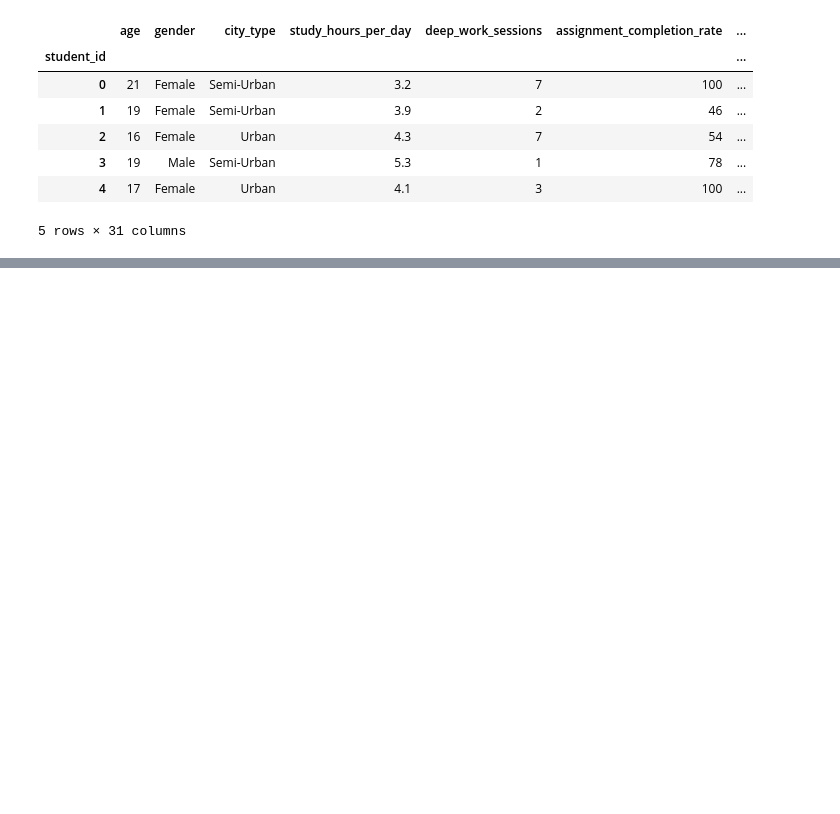
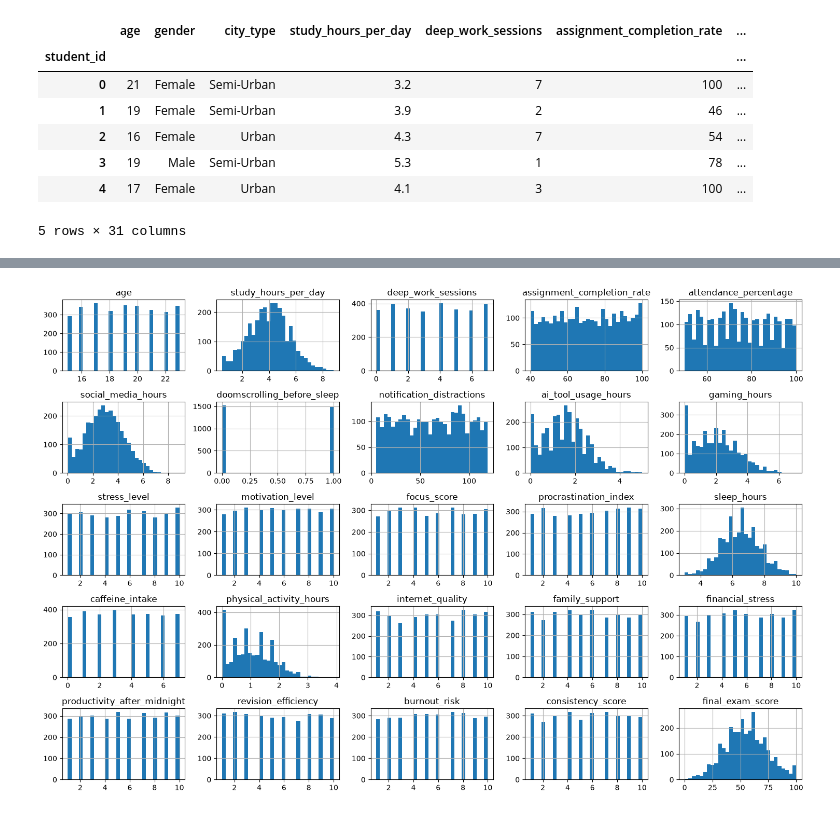
Before and after one commit to chadiboudaher/ml-dl-pytorch, a Jupyter notebook: src/projects/student-academic-performance-prediction/notebook/student_preformence.ipynb, the cells around one changed output, grey strips where cells are left out. Drawn from its saved outputs; the diff is of its cells as text; code cells hidden in the pictures; blank space fills up the shorter version.

Commit message:
Plotting histogram to check 1 value attr

```diff
--- a/src/projects/student-academic-performance-prediction/notebook/student_preformence.ipynb
+++ b/src/projects/student-academic-performance-prediction/notebook/student_preformence.ipynb
@@ -76,0 +60,5 @@ df
+# %%
+# Make a muneric dataset
+
+numeric_attr = df.select_dtypes(include="number")
+numeric_attr.head()
@@ -76,0 +74,7 @@ df
+# %%
+# Plot numeric attributes
+numeric_attr.hist(bins=30, figsize=(15, 10))
+plt.tight_layout()
+plt.show();
+# %% [output]
+[figure, added]
```
Also changed, not shown: parts of 3 cells of this notebook.
